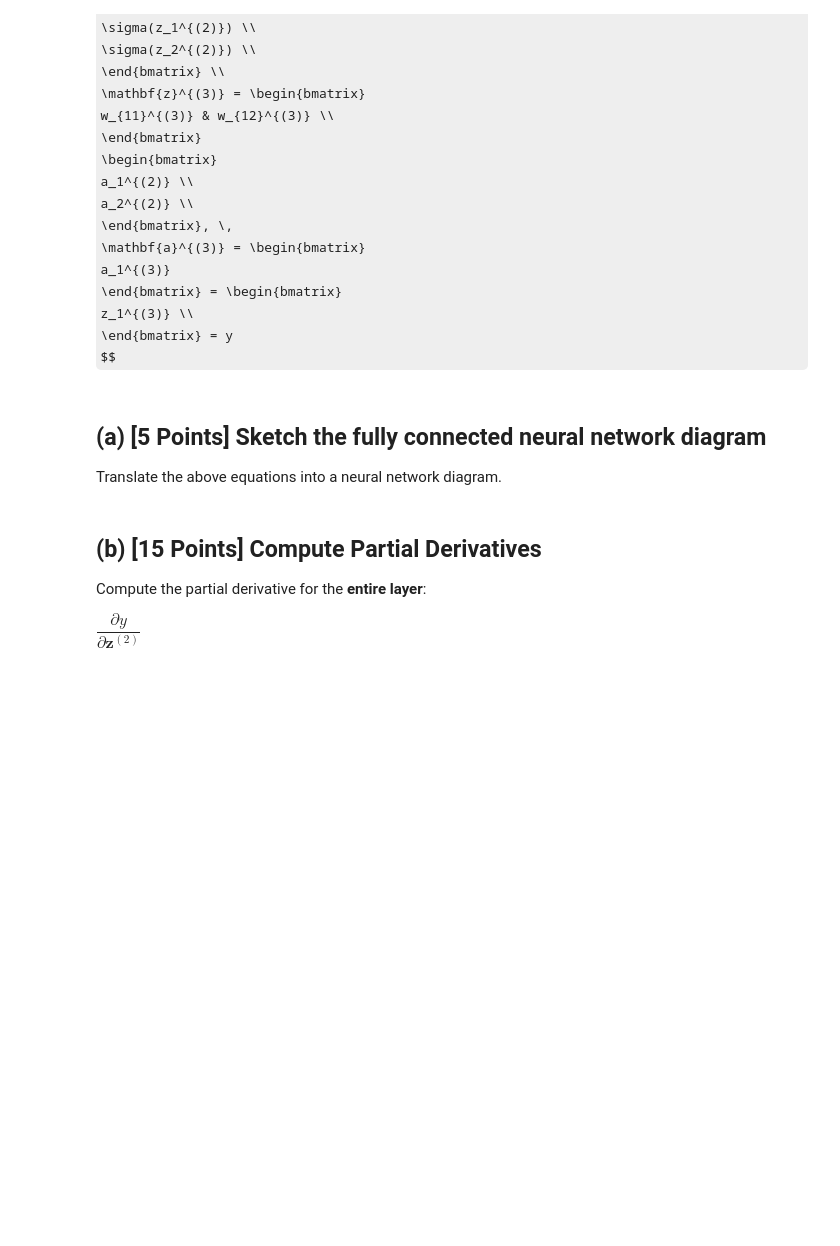
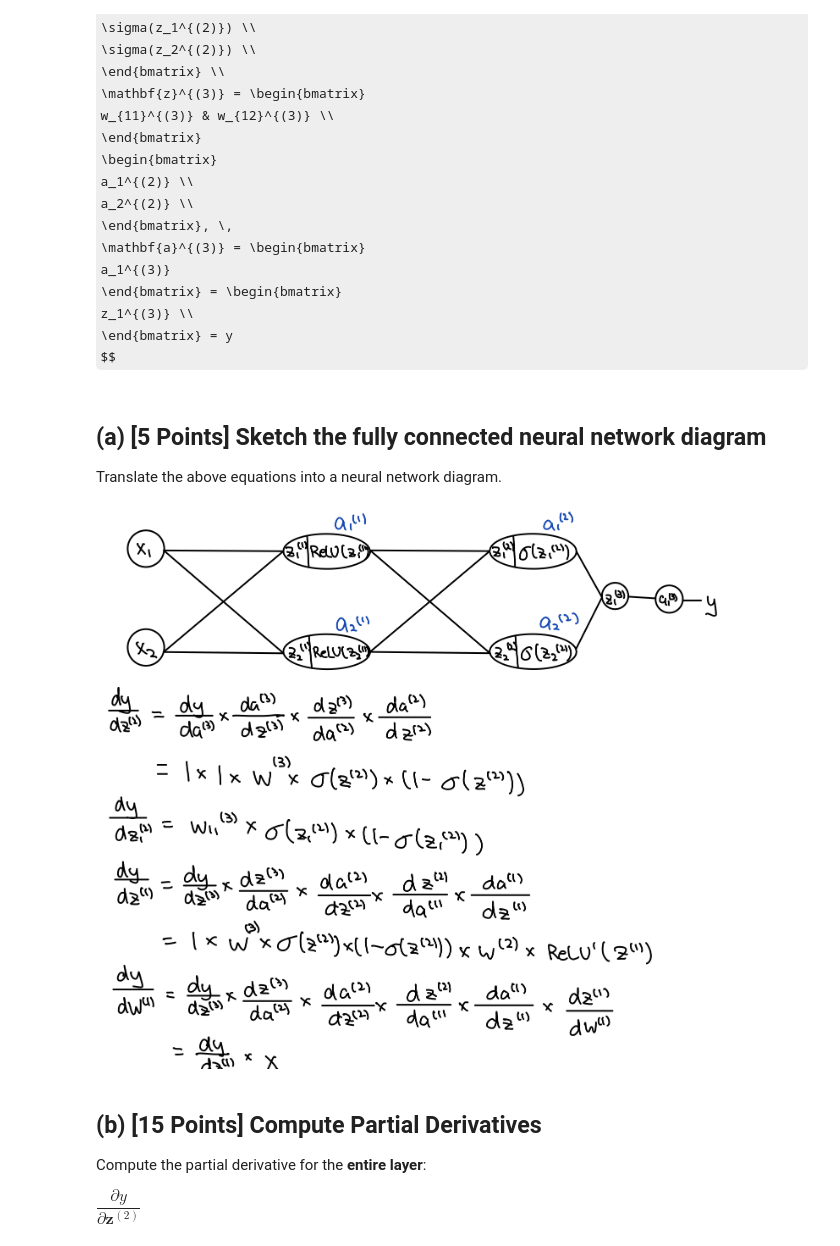
Before and after one commit to icarusoars/STAT430---Deep-Learning, a Jupyter notebook: HW5/hw05-jingtao2.ipynb, the cells around one changed output. Saved outputs shown, nothing was run; the diff lists cells and outputs as text; code cells hidden in the pictures; some formulas as TeX source; blank space fills up the shorter version.

```diff
--- a/HW5/hw05-jingtao2.ipynb
+++ b/HW5/hw05-jingtao2.ipynb
@@ -677,6 +677,10 @@ $$
 ## (a) [5 Points] Sketch the fully connected neural network diagram
 
 Translate the above equations into a neural network diagram.
+# %%
+Image('/content/4.jpeg')
+# %% [output]
+[figure, added]
 # %% [markdown]
 ## (b) [15 Points] Compute Partial Derivatives
 
```
Also changed, not shown: parts of 3 cells of this notebook.
